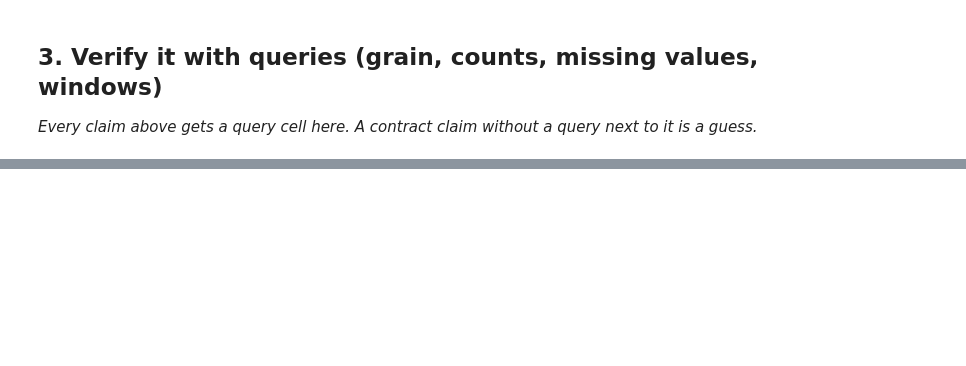
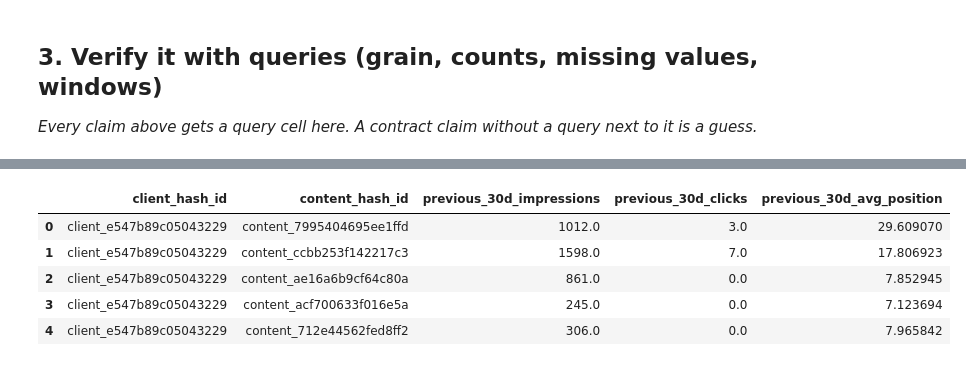
Before and after one commit to srivastava071/flyrank-ml-internship, a Jupyter notebook: work/notebooks/w03_data_contract.ipynb, the cells around one changed output, grey strips where cells are left out. Cells and saved outputs as stored; diff of their text form; code cells hidden in the pictures; blank space fills up the shorter version.

```diff
--- a/work/notebooks/w03_data_contract.ipynb
+++ b/work/notebooks/w03_data_contract.ipynb
@@ -36,0 +215,78 @@ This skeleton is yours to fill. Work the sections **in order** — each one has
+# %%
+features = con.sql(f"""
+WITH daily AS (
+    SELECT
+        client_hash_id,
+        content_hash_id,
+        report_date,
+        gsc_impressions,
+        gsc_clicks,
+        gsc_avg_position
+    FROM {TABLES['fact_daily']}
+    WHERE report_date >= DATE '2026-02-01'
+      AND report_date < DATE '2026-04-01'
+),
+
+march_pages AS (
+    SELECT DISTINCT
+        client_hash_id,
+        content_hash_id
+    FROM daily
+    WHERE report_date >= DATE '2026-03-01'
+      AND report_date < DATE '2026-04-01'
+),
+
+feature_frame AS (
+    SELECT
+        m.client_hash_id,
+        m.content_hash_id,
+
+        SUM(
+            CASE
+                WHEN d.report_date >= DATE '2026-02-01'
+                 AND d.report_date < DATE '2026-03-01'
+                THEN COALESCE(d.gsc_impressions, 0)
+                ELSE 0
+            END
+        ) AS previous_30d_impressions,
+
+        SUM(
+            CASE
+                WHEN d.report_date >= DATE '2026-02-01'
+                 AND d.report_date < DATE '2026-03-01'
+                THEN COALESCE(d.gsc_clicks, 0)
+                ELSE 0
+            END
+        ) AS previous_30d_clicks,
+
+        AVG(
+            CASE
+                WHEN d.report_date >= DATE '2026-02-01'
+                 AND d.report_date < DATE '2026-03-01'
+                THEN d.gsc_avg_position
+            END
+        ) AS previous_30d_avg_position
+
+    FROM march_pages m
+    LEFT JOIN daily d
+      ON m.client_hash_id = d.client_hash_id
+     AND m.content_hash_id = d.content_hash_id
+
+    GROUP BY
+        m.client_hash_id,
+        m.content_hash_id
+)
+
+SELECT *
+FROM feature_frame
+LIMIT 20
+""").df()
+
+features.head()
+# %% [output]
+|  | client_hash_id | content_hash_id | previous_30d_impressions | previous_30d_clicks | previous_30d_avg_position |
+| 0 | client_e547b89c05043229 | content_7995404695ee1ffd | 1012.0 | 3.0 | 29.609070 |
+| 1 | client_e547b89c05043229 | content_ccbb253f142217c3 | 1598.0 | 7.0 | 17.806923 |
+| 2 | client_e547b89c05043229 | content_ae16a6b9cf64c80a | 861.0 | 0.0 | 7.852945 |
+| 3 | client_e547b89c05043229 | content_acf700633f016e5a | 245.0 | 0.0 | 7.123694 |
+| 4 | client_e547b89c05043229 | content_712e44562fed8ff2 | 306.0 | 0.0 | 7.965842 |
```
Also changed, not shown: parts of 33 cells of this notebook.
